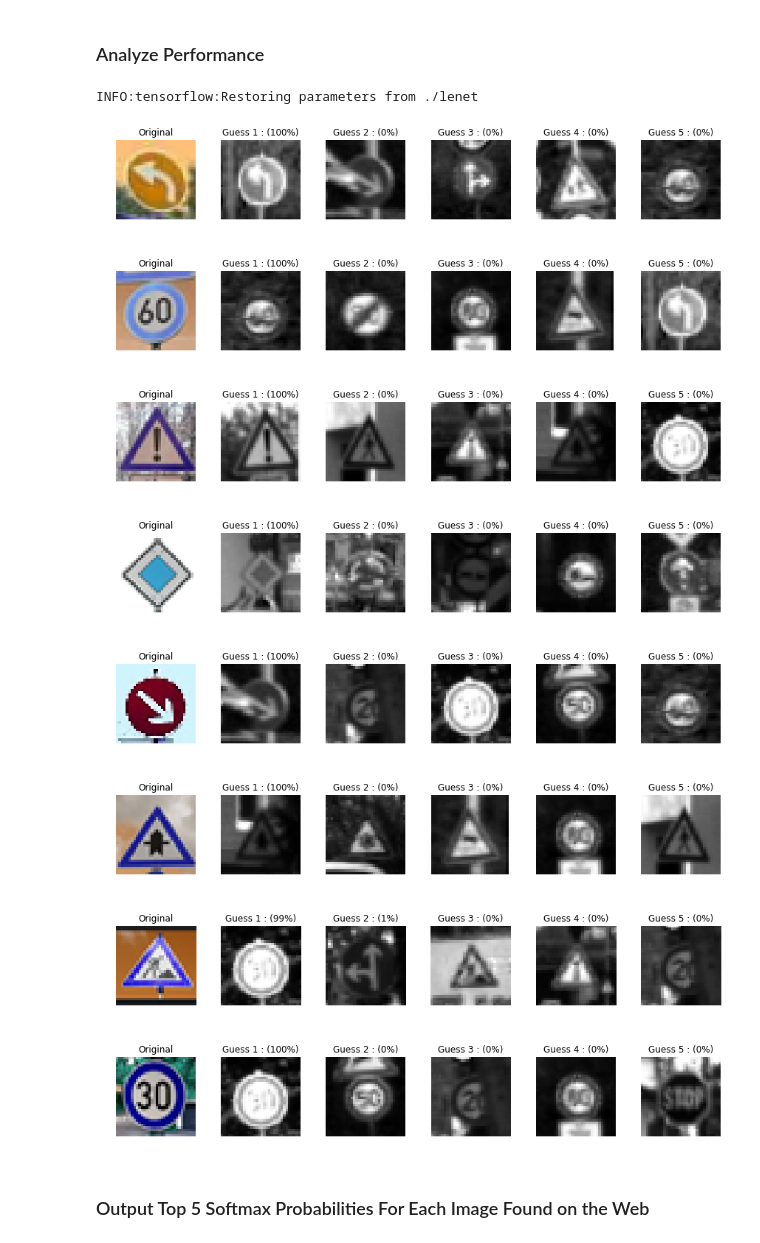
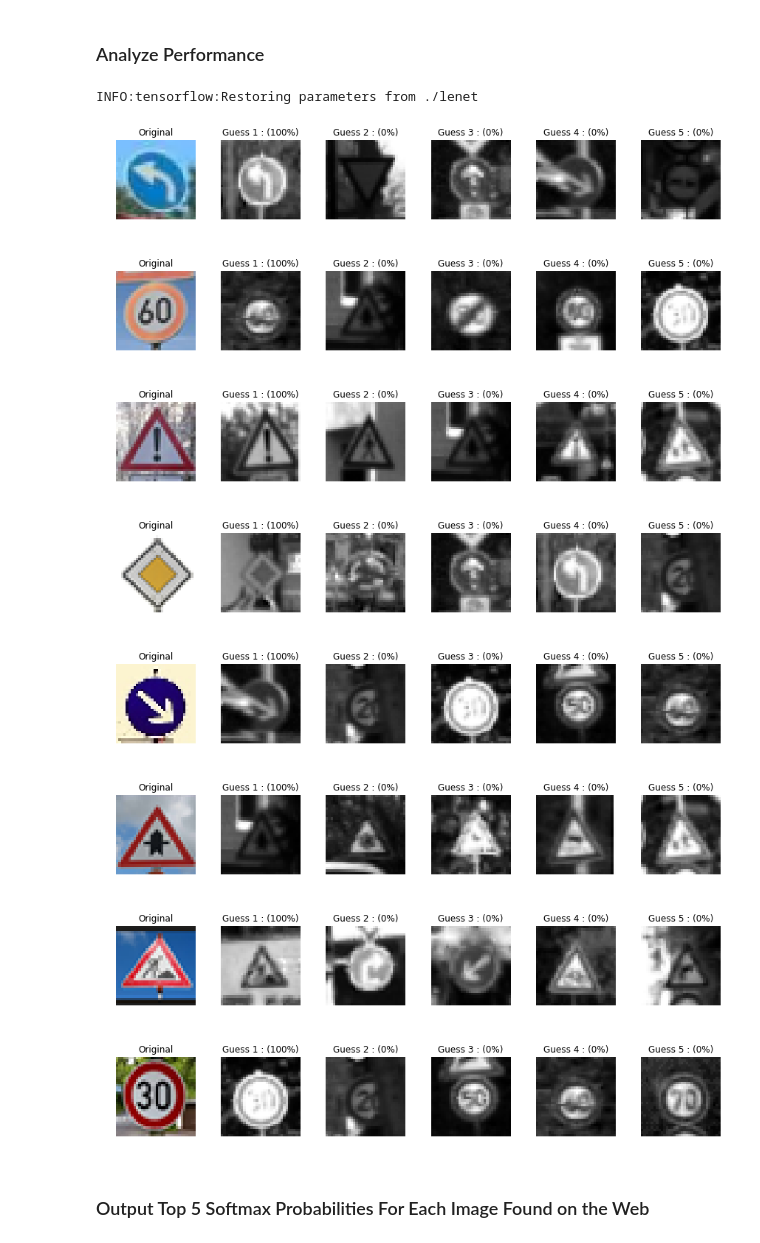
Before and after one commit to shagun008/CarND-Traffic-Sign-Classifier-Project, a Jupyter notebook: Traffic_Sign_Classifier.ipynb, the cells around one changed output. Drawn from its saved outputs; the diff is of its cells as text; code cells hidden in the pictures.

```diff
--- a/Traffic_Sign_Classifier.ipynb
+++ b/Traffic_Sign_Classifier.ipynb
@@ -369,13 +755,15 @@ def LeNet2(x):
 
     # Dropout
     x = tf.nn.dropout(x, keep_prob)
+    fc1 = x
 
     # TODO: Layer 4: Fully Connected. Input = 800. Output = 43.
     W4 = tf.Variable(tf.truncated_normal(shape=(800, 43), mean = mu, stddev = sigma))
     b4 = tf.Variable(tf.zeros(43))
     logits = tf.add(tf.matmul(x, W4), b4)
 
-    return logits
+    #return logits
+    return logits, layer1, layer2, layer3, fc1
 # %%
 x = tf.placeholder(tf.float32, (None, 32, 32, 1))
 y = tf.placeholder(tf.int32, (None))
@@ -412,7 +800,7 @@ sets imply underfitting. A high accuracy on the training set but low accuracy on
 ### Feel free to use as many code cells as needed.
 rate = 0.0009
 
-logits = LeNet2(x)
+logits, layer1, layer2, layer3, fc1 = LeNet2(x)
 cross_entropy = tf.nn.softmax_cross_entropy_with_logits(labels=one_hot_y, logits=logits)
 loss_operation = tf.reduce_mean(cross_entropy)
 optimizer = tf.train.AdamOptimizer(learning_rate = rate)
@@ -627,10 +1015,8 @@ def plot_figures(figures, nrows = 1, ncols=1, labels=None):
     fig, axs = plt.subplots(ncols=ncols, nrows=nrows, figsize=(12, 14))
     axs = axs.ravel()
     for index, title in zip(range(len(figures)), figures):
-        #print(figures[title].shape)
-        if(figures[title].shape == 3):
-            #RGB_img = cv2.cvtColor(figures[title], cv2.COLOR_BGR2RGB)
-            #axs[i].imshow(cv2.cvtColor(image, cv2.COLOR_BGR2RGB))
+        #print(len(figures[title].shape))
+        if(len(figures[title].shape) == 3):
             axs[index].imshow(cv2.cvtColor(figures[title], cv2.COLOR_BGR2RGB))
         else:
             axs[index].imshow(figures[title], plt.gray())
@@ -644,41 +1030,41 @@ def plot_figures(figures, nrows = 1, ncols=1, labels=None):
 
     plt.tight_layout()
 
 k_size = 5
 softmax_logits = tf.nn.softmax(logits)
 top_k = tf.nn.top_k(softmax_logits, k=k_size)
 
 with tf.Session() as sess:
     sess.run(tf.global_variables_initializer())
     saver = tf.train.import_meta_graph('./lenet.meta')
     saver.restore(sess, "./lenet")
     my_softmax_logits = sess.run(softmax_logits, feed_dict={x: my_images_normalized, keep_prob: 1.0})
     my_top_k = sess.run(top_k, feed_dict={x: my_images_normalized, keep_prob: 1.0})
 
     for i in range(8):
         figures = {}
         labels = {}
 
         figures[0] = my_images[i]
         labels[0] = "Original"
 
         for j in range(k_size):
 #             print('Guess {} : ({:.0f}%)'.format(j+1, 100*my_top_k[0][i][j]))
             labels[j+1] = 'Guess {} : ({:.0f}%)'.format(j+1, 100*my_top_k[0][i][j])
             figures[j+1] = X_valid[np.argwhere(y_valid == my_top_k[1][i][j])[0]].squeeze()
 
 #         print()
         plot_figures(figures, 1, 6, labels)
 # %% [output]
 INFO:tensorflow:Restoring parameters from ./lenet
-[figure, old version]
+[figure, new version]
-[figure, old version]
+[figure, new version]
-[figure, old version]
+[figure, new version]
-[figure, old version]
+[figure, new version]
-[figure, old version]
+[figure, new version]
-[figure, old version]
+[figure, new version]
-[figure, old version]
+[figure, new version]
-[figure, old version]
+[figure, new version]
 # %% [markdown]
 ### Output Top 5 Softmax Probabilities For Each Image Found on the Web
 # %% [markdown]
```
Also changed, not shown: parts of 14 cells of this notebook, 8 other files.
